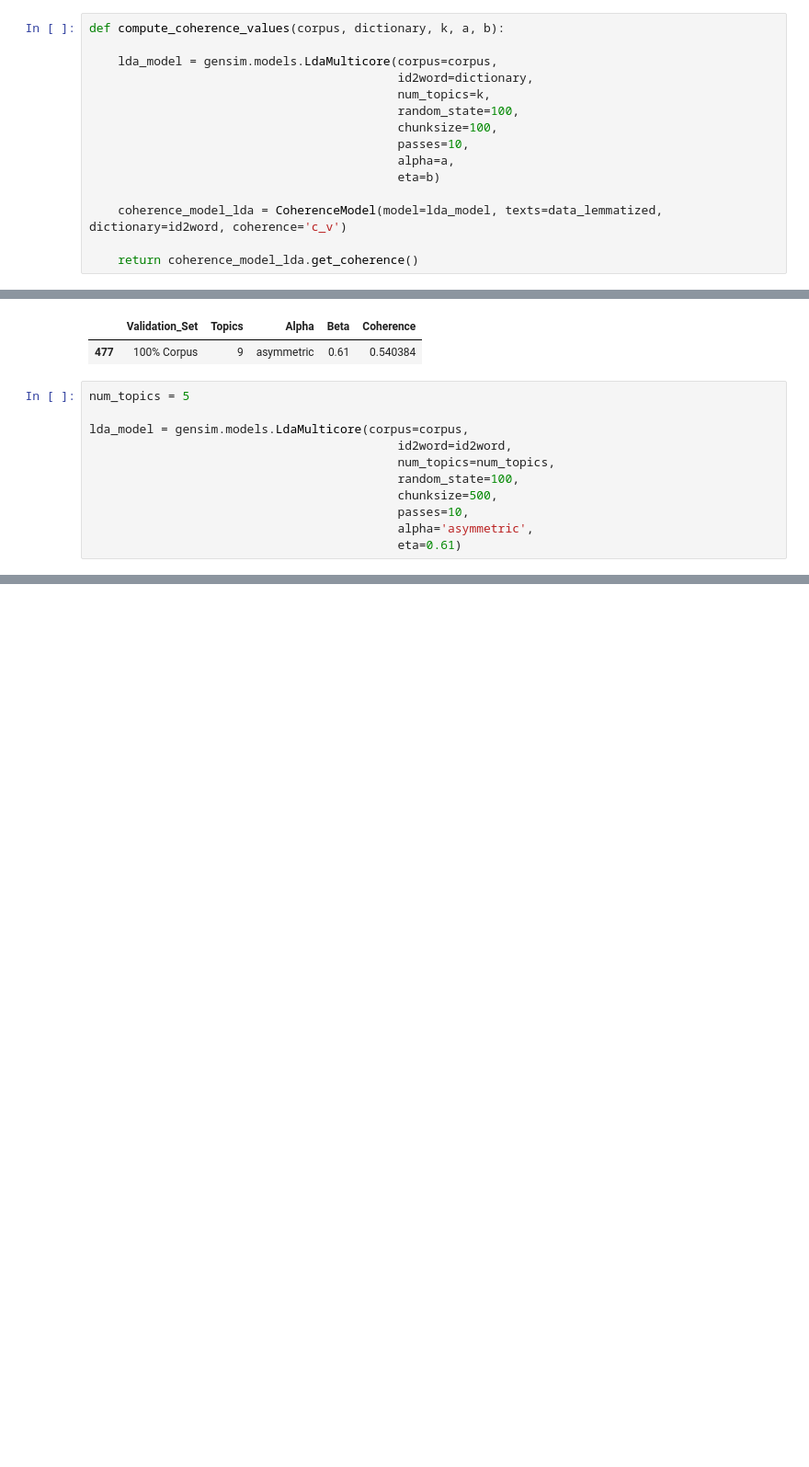
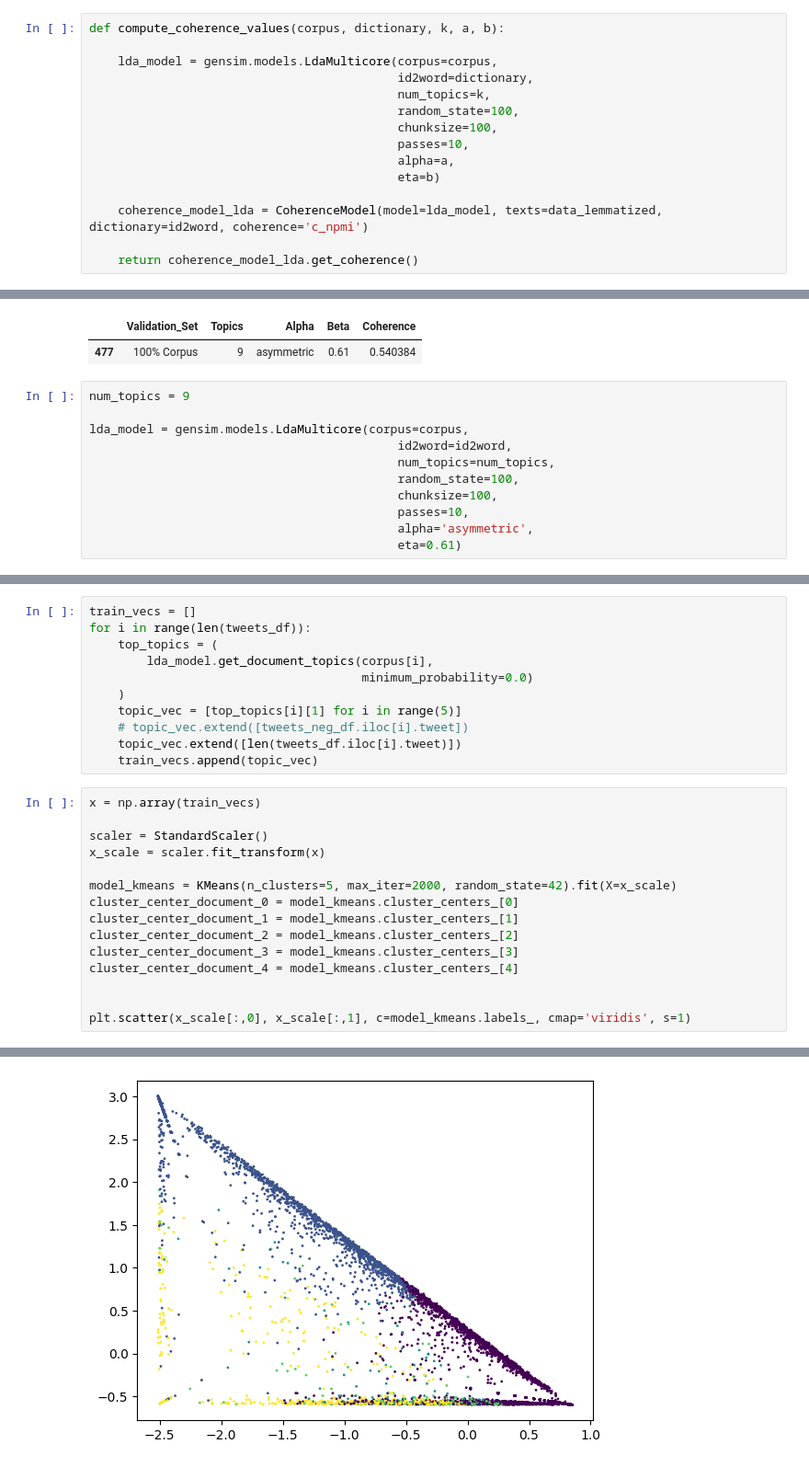
Before and after one commit to arjunality/twitter_data_analysis, a Jupyter notebook: v2/codefiles/data_topic_modelling_v2.ipynb, the cells around one changed output, grey strips where cells are left out. Shown at 92% size. Cells and saved outputs as stored; diff of their text form; blank space fills up the shorter version.

Commit message:
tried classifying neg sent documents based on topics generated

```diff
--- a/v2/codefiles/data_topic_modelling_v2.ipynb
+++ b/v2/codefiles/data_topic_modelling_v2.ipynb
@@ -150,7 +168,7 @@ def compute_coherence_values(corpus, dictionary, k, a, b):
                                            alpha=a,
                                            eta=b)
 
-    coherence_model_lda = CoherenceModel(model=lda_model, texts=data_lemmatized, dictionary=id2word, coherence='c_v')
+    coherence_model_lda = CoherenceModel(model=lda_model, texts=data_lemmatized, dictionary=id2word, coherence='c_npmi')
 
     return coherence_model_lda.get_coherence()
 # %%
@@ -224,13 +242,13 @@ lda_results[lda_results['Coherence']==max(lda_results['Coherence'])]
 |  | Validation_Set | Topics | Alpha | Beta | Coherence |
 | 477 | 100% Corpus | 9 | asymmetric | 0.61 | 0.540384 |
 # %%
-num_topics = 5
+num_topics = 9
 
 lda_model = gensim.models.LdaMulticore(corpus=corpus,
                                            id2word=id2word,
                                            num_topics=num_topics,
                                            random_state=100,
-                                           chunksize=500,
+                                           chunksize=100,
                                            passes=10,
                                            alpha='asymmetric',
                                            eta=0.61)
@@ -279,0 +311,27 @@ topic
+# %%
+train_vecs = []
+for i in range(len(tweets_df)):
+    top_topics = (
+        lda_model.get_document_topics(corpus[i],
+                                      minimum_probability=0.0)
+    )
+    topic_vec = [top_topics[i][1] for i in range(5)]
+    # topic_vec.extend([tweets_neg_df.iloc[i].tweet])
+    topic_vec.extend([len(tweets_df.iloc[i].tweet)])
+    train_vecs.append(topic_vec)
+# %%
+x = np.array(train_vecs)
+
+scaler = StandardScaler()
+x_scale = scaler.fit_transform(x)
+
+model_kmeans = KMeans(n_clusters=5, max_iter=2000, random_state=42).fit(X=x_scale)
+cluster_center_document_0 = model_kmeans.cluster_centers_[0]
+cluster_center_document_1 = model_kmeans.cluster_centers_[1]
+cluster_center_document_2 = model_kmeans.cluster_centers_[2]
+cluster_center_document_3 = model_kmeans.cluster_centers_[3]
+cluster_center_document_4 = model_kmeans.cluster_centers_[4]
+
+
+plt.scatter(x_scale[:,0], x_scale[:,1], c=model_kmeans.labels_, cmap='viridis', s=1)
+# %% [output]
@@ -279,0 +339 @@ topic
+[figure, added]
```
Also changed, not shown: parts of 11 cells of this notebook, 8 other files.
